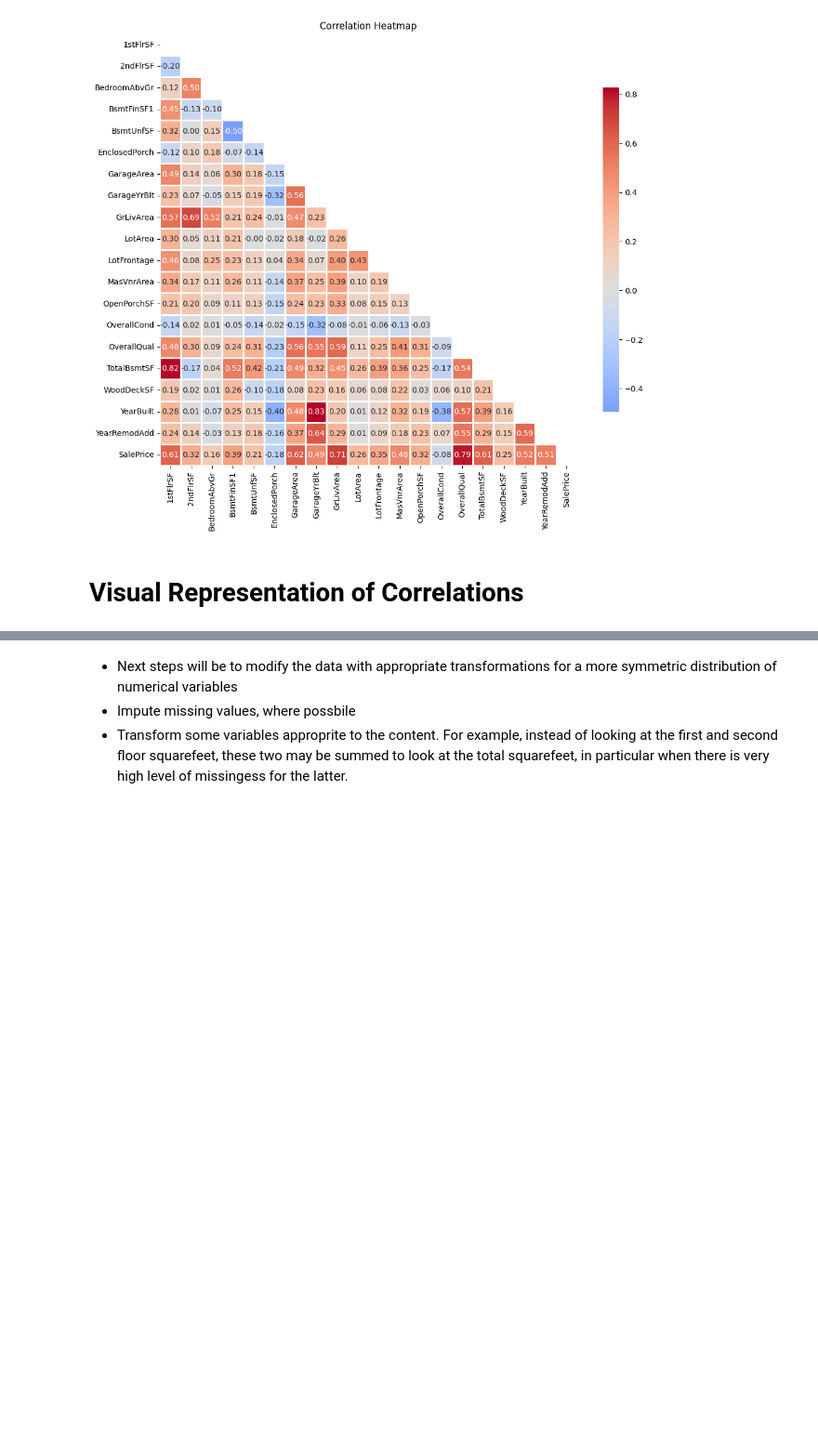
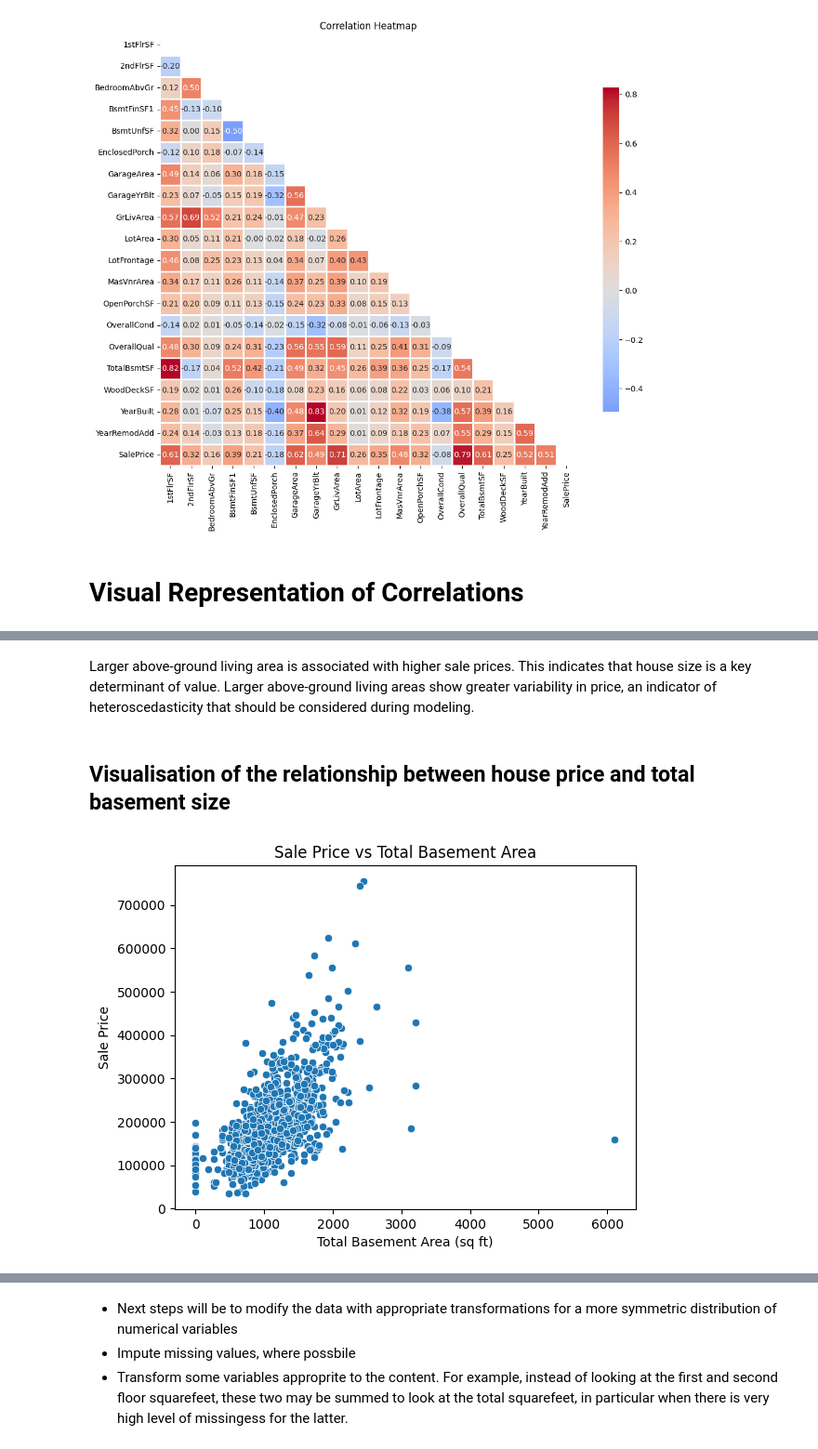
Before and after one commit to hisarciklilar/heritage-housing-issues, a Jupyter notebook: jupyter_notebooks/03_Correlation_Analysis.ipynb, the cells around one changed output, grey strips where cells are left out. Shown at 93% size. Cells and saved outputs as stored; diff of their text form; code cells hidden in the pictures; blank space fills up the shorter version.

```diff
--- a/jupyter_notebooks/03_Correlation_Analysis.ipynb
+++ b/jupyter_notebooks/03_Correlation_Analysis.ipynb
@@ -120,0 +129,13 @@ plt.show()
+# %% [markdown]
+Larger above-ground living area is associated with higher sale prices. This indicates that house size is a key determinant of value. Larger above-ground living areas show greater variability in price, an indicator of heteroscedasticity that should be considered during modeling.
+# %% [markdown]
+## Visualisation of the relationship between house price and total basement size
+# %%
+fig, ax = plt.subplots()
+sns.scatterplot(data=df, x="TotalBsmtSF", y="SalePrice", ax=ax)
+ax.set_title("Sale Price vs Total Basement Area")
+ax.set_xlabel("Total Basement Area (sq ft)")
+ax.set_ylabel("Sale Price")
+plt.show()
+# %% [output]
+[figure, added]
```
Also changed, not shown: parts of 26 cells of this notebook, 1 other file.
